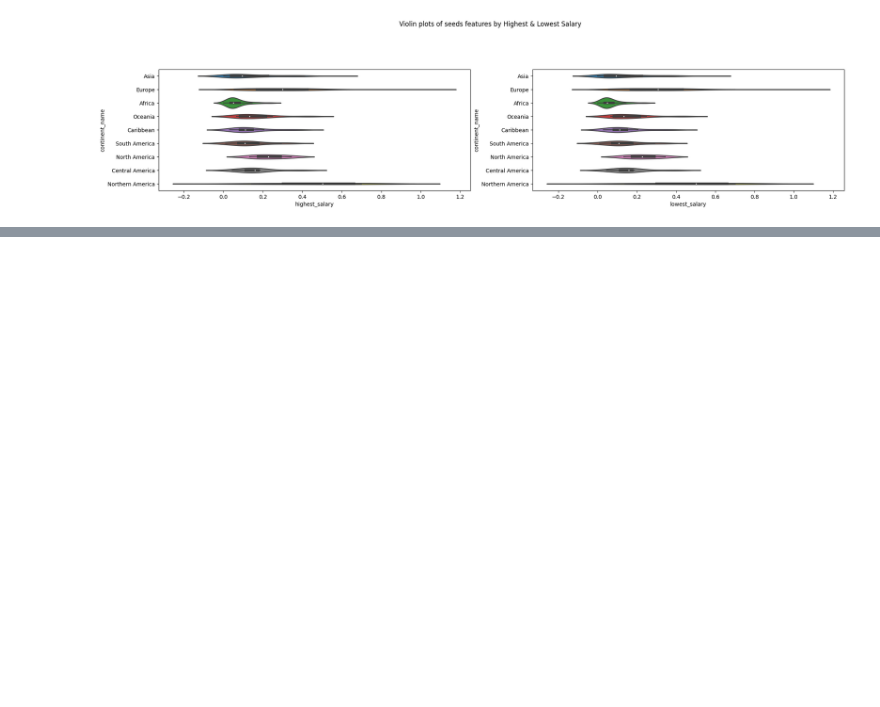
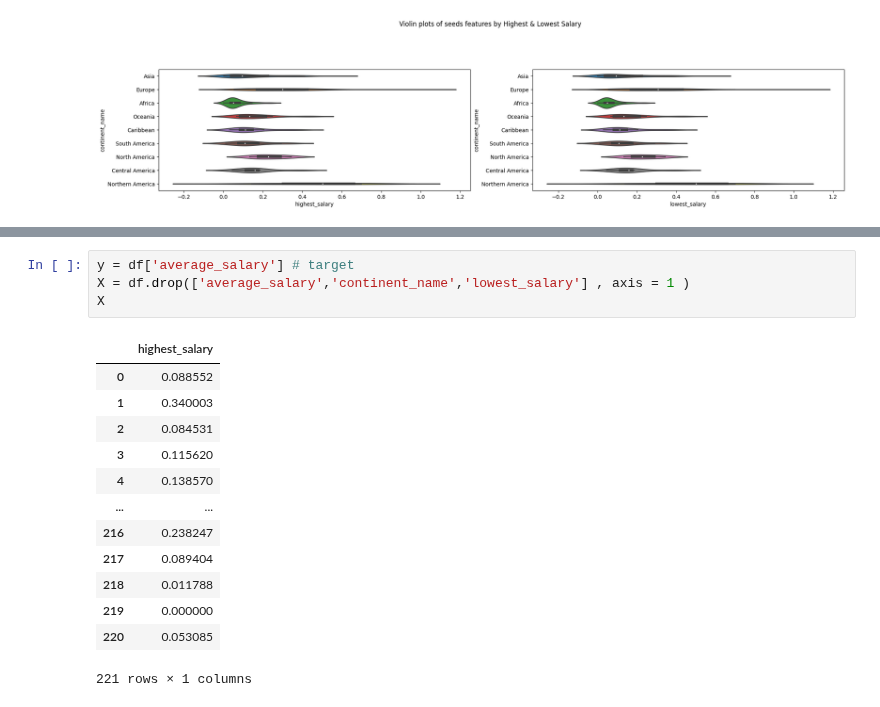
Before and after one commit to Monta243/Python1, a Jupyter notebook: Final_Project_for_Data_Science_and_Machine_Learning_Camp_(Beginner_Level).ipynb, the cells around one changed output, grey strips where cells are left out. Cells and saved outputs as stored; diff of their text form; blank space fills up the shorter version.

```diff
--- a/Final_Project_for_Data_Science_and_Machine_Learning_Camp_(Beginner_Level).ipynb
+++ b/Final_Project_for_Data_Science_and_Machine_Learning_Camp_(Beginner_Level).ipynb
@@ -402,0 +411,18 @@ plt.show()
+# %%
+y = df['average_salary'] # target
+X = df.drop(['average_salary','continent_name','lowest_salary'] , axis = 1 )
+X
+# %% [output]
+|  | highest_salary |
+| 0 | 0.088552 |
+| 1 | 0.340003 |
+| 2 | 0.084531 |
+| 3 | 0.115620 |
+| 4 | 0.138570 |
+| ... | ... |
+| 216 | 0.238247 |
+| 217 | 0.089404 |
+| 218 | 0.011788 |
+| 219 | 0.000000 |
+| 220 | 0.053085 |
+221 rows × 1 columns
```
Also changed, not shown: parts of 28 cells of this notebook.
